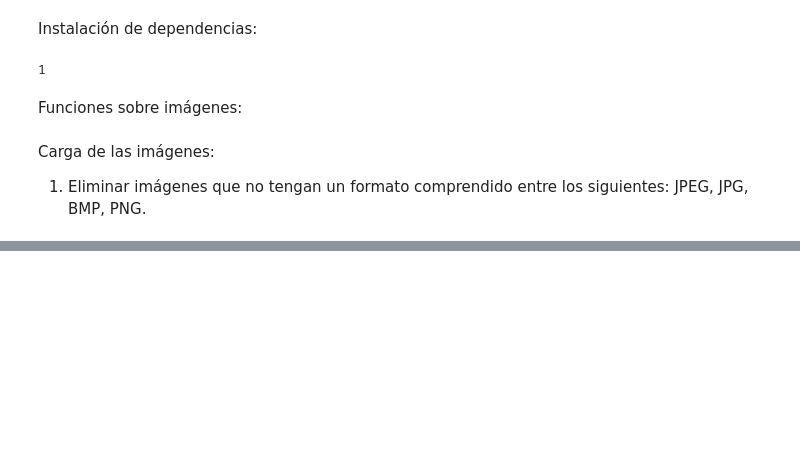
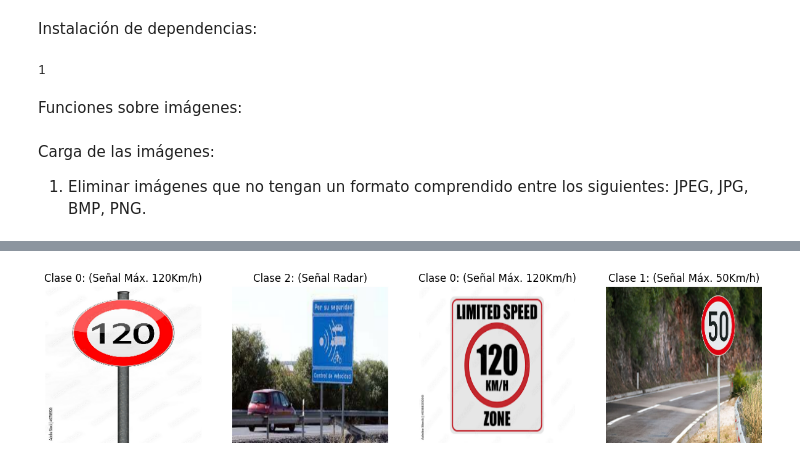
Before and after one commit to pxpe/TFG-Adversarial, a Jupyter notebook: signal-classification/signal-classification.ipynb, the cells around one changed output, grey strips where cells are left out. Drawn from its saved outputs; the diff is of its cells as text; code cells hidden in the pictures; blank space fills up the shorter version.

Commit message:
fixes and showing images with their classes

```diff
--- a/signal-classification/signal-classification.ipynb
+++ b/signal-classification/signal-classification.ipynb
@@ -52,6 +52,6 @@ for image_class in os.listdir(data_dir):
 datos = t.keras.utils.image_dataset_from_directory(
     data_dir,
     image_size=(256, 256),  # Ajuste de tamaño
-    batch_size=32  # Ajuste del lote
+    batch_size=32,  # Tamaño de lote de datos
 )
 # %% [output]
@@ -66,7 +65,0 @@ lote_datos
-# %%
-fig, axs = plt.subplots(1, 4, figsize=(20, 20))
-for x in range(0,4):
-    img = lote_datos[0][x]
-    ax = axs[x][x]
-    ax.imshow(img.astype(np.uint8))
-    ax.axis('off')
@@ -74,0 +66,19 @@ for x in range(0,4):
+# %%
+# Diccionario de etiquetas
+nombre_etiqueta = {
+    0: 'Señal Máx. 120Km/h',
+    1: 'Señal Máx. 50Km/h',
+    2: 'Señal Radar',
+    3: 'Señal STOP'
+
+}
+# %%
+# Mostrar las clases de las imágenes con ejemplo
+fig, axs = plt.subplots(1, 4, figsize=(15, 15),sharey=True)
+for idx,img in enumerate(lote_datos[0][:4]):
+    axs[idx].imshow(img.astype(np.uint8))
+    clase = lote_datos[1][idx]
+    axs[idx].set_title('Clase {}: ({})'.format(clase,nombre_etiqueta[clase]))
+    axs[idx].axis('off')
+# %% [output]
+[figure, added]
```
Also changed, not shown: parts of 3 cells of this notebook, 15 other files.
